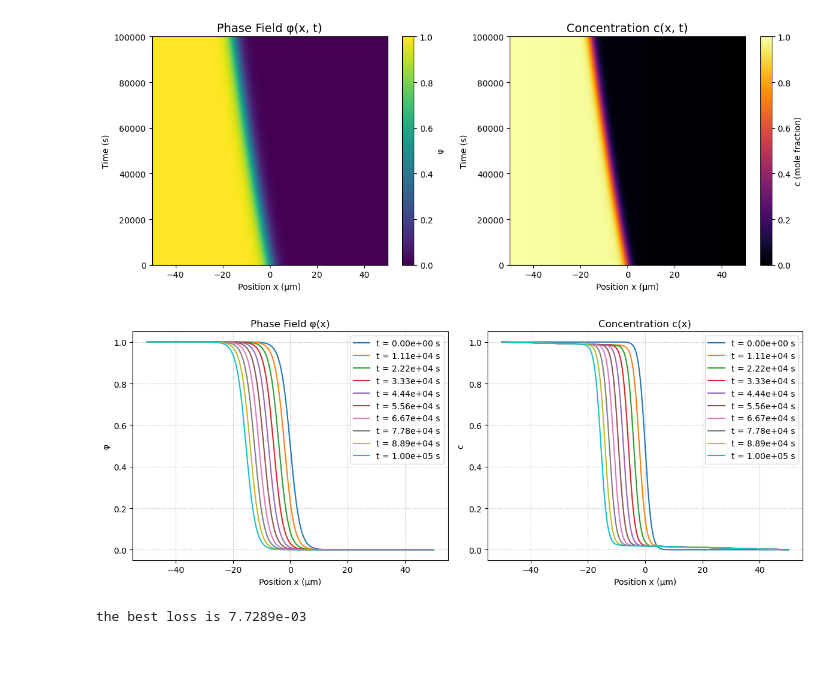
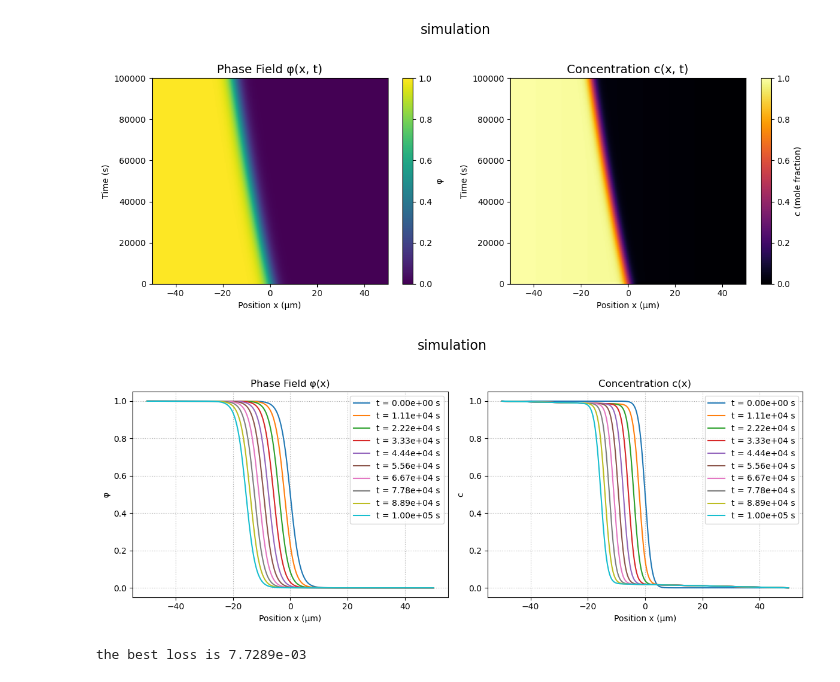
Before and after one commit to Fangkoukou/Jax-Implementation-of-PF-PINN, a Jupyter notebook: train.ipynb, the cells around one changed output. Saved outputs shown, nothing was run; the diff lists cells and outputs as text; code cells hidden in the pictures; blank space fills up the shorter version.

```diff
--- a/train.ipynb
+++ b/train.ipynb
@@ -171,11 +171,11 @@ Step 3000: total_loss = 1.2530e-02
 # %%
 # the actual result:
 x_validate, t_validate, C_validate, P_validate = pde.solve()
-pde.draw_heatmap(x_validate, t_validate, C_validate, P_validate)
-pde.draw_profiles(x_validate, t_validate, C_validate, P_validate)
+pde.draw_heatmap(x_validate, t_validate, C_validate, P_validate, suptitle = "simulation")
+pde.draw_profiles(x_validate, t_validate, C_validate, P_validate, suptitle = "simulation")
 # %% [output]
-[figure, old version]
+[figure, new version]
-[figure, old version]
+[figure, new version]
 # %%
 _, _, _, _, _, final_params, _, best_loss, best_params = final_carry
 print(f"the best loss is {best_loss:.4e}")
```
Also changed, not shown: parts of 2 cells of this notebook.
